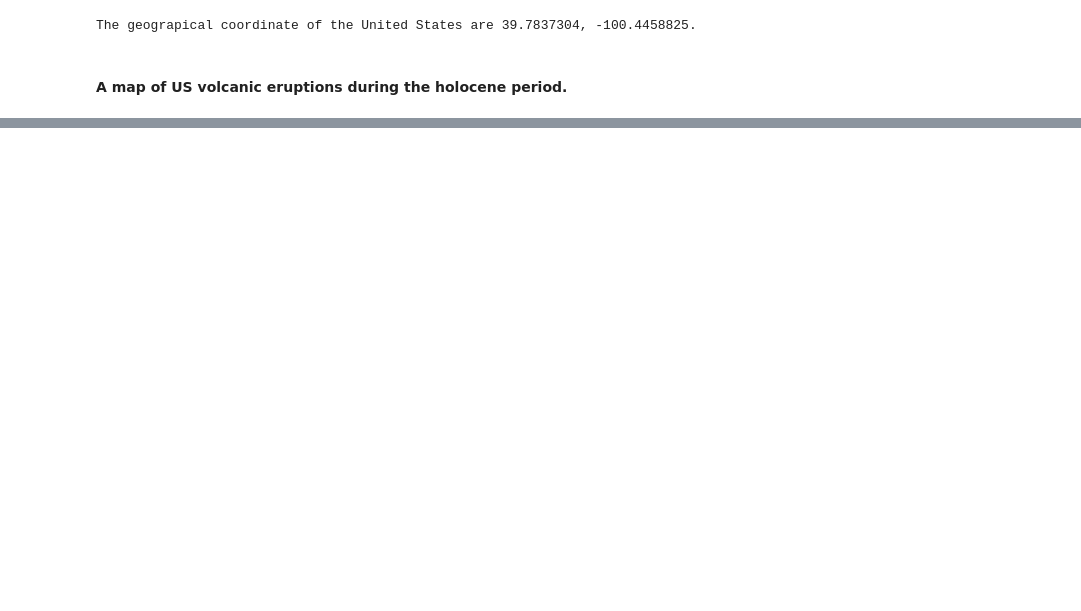
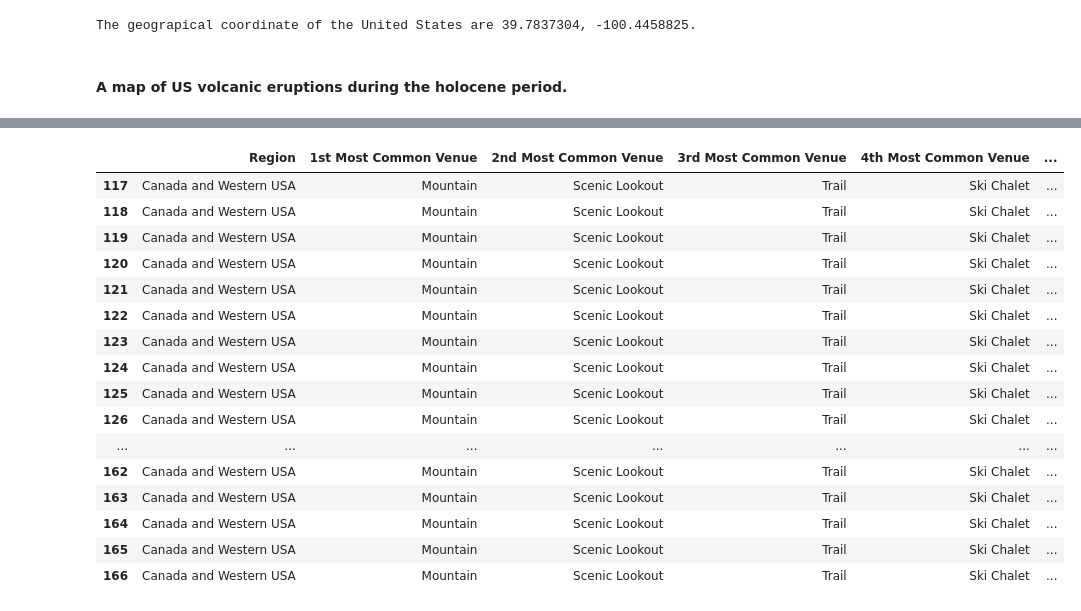
Before and after one commit to teraearlywine/volcanoes, a Jupyter notebook: data/Volcanoes and Farmers Markets.ipynb, the cells around one changed output, grey strips where cells are left out. Saved outputs shown, nothing was run; the diff lists cells and outputs as text; code cells hidden in the pictures; blank space fills up the shorter version.

```diff
--- a/data/Volcanoes and Farmers Markets.ipynb
+++ b/data/Volcanoes and Farmers Markets.ipynb
@@ -72,0 +244,12 @@ volcano_map
+# %%
+num_top_venues = 5
+
+for hood in eruption_grouped['Region']:
+    print("----"+hood+"----")
+    temp = eruption_grouped[eruption_grouped['Region'] == hood].T.reset_index()
+    temp.columns = ['venue','freq']
+    temp = temp.iloc[1:]
+    temp['freq'] = temp['freq'].astype(float)
+    temp = temp.round({'freq': 2})
+    print(temp.sort_values('freq', ascending=False).reset_index(drop=True).head(num_top_venues))
+    print('\n')
@@ -72,0 +273,6 @@ volcano_map
+# %%
+def return_most_common_venues(row, num_top_venues):
+    row_categories = row.iloc[1:]
+    row_categories_sorted = row_categories.sort_values(ascending=False)
+
+    return row_categories_sorted.index.values[0:num_top_venues]
@@ -72,0 +304,11 @@ volcano_map
+# %%
+# set number of clusters
+kclusters = 2
+
+eruption_grouped_clustering = eruption_grouped.drop('Region', 1)
+
+# run k-means clustering
+kmeans = KMeans(n_clusters=kclusters, random_state=0).fit(eruption_grouped_clustering)
+
+# check cluster labels generated for each row in the dataframe
+kmeans.labels_[0:10]
@@ -72,0 +317,10 @@ volcano_map
+# %%
+# add clustering labels
+eruption_venues_sorted.insert(0, 'Cluster Labels', kmeans.labels_)
+
+eruption_merged = eruption_location
+
+# merge toronto_grouped with toronto_data to add latitude/longitude for each neighborhood
+eruption_merged = eruption_merged.join(eruption_venues_sorted.set_index('Region'), on='Region')
+
+eruption_merged.tail() # check the last columns!
@@ -72,0 +360,22 @@ volcano_map
+# %%
+#Cluster 1
+eruption_merged.loc[eruption_merged['Cluster Labels'] == 0,
+                    eruption_merged.columns[[1] + list(range(5, eruption_merged.shape[1]))]]
+# %% [output]
+|  | Region | 1st Most Common Venue | 2nd Most Common Venue | 3rd Most Common Venue | 4th Most Common Venue | ... |
+| 117 | Canada and Western USA | Mountain | Scenic Lookout | Trail | Ski Chalet | ... |
+| 118 | Canada and Western USA | Mountain | Scenic Lookout | Trail | Ski Chalet | ... |
+| 119 | Canada and Western USA | Mountain | Scenic Lookout | Trail | Ski Chalet | ... |
+| 120 | Canada and Western USA | Mountain | Scenic Lookout | Trail | Ski Chalet | ... |
+| 121 | Canada and Western USA | Mountain | Scenic Lookout | Trail | Ski Chalet | ... |
+| 122 | Canada and Western USA | Mountain | Scenic Lookout | Trail | Ski Chalet | ... |
+| 123 | Canada and Western USA | Mountain | Scenic Lookout | Trail | Ski Chalet | ... |
+| 124 | Canada and Western USA | Mountain | Scenic Lookout | Trail | Ski Chalet | ... |
+| 125 | Canada and Western USA | Mountain | Scenic Lookout | Trail | Ski Chalet | ... |
+| 126 | Canada and Western USA | Mountain | Scenic Lookout | Trail | Ski Chalet | ... |
+| ... | ... | ... | ... | ... | ... | ... |
+| 162 | Canada and Western USA | Mountain | Scenic Lookout | Trail | Ski Chalet | ... |
+| 163 | Canada and Western USA | Mountain | Scenic Lookout | Trail | Ski Chalet | ... |
+| 164 | Canada and Western USA | Mountain | Scenic Lookout | Trail | Ski Chalet | ... |
+| 165 | Canada and Western USA | Mountain | Scenic Lookout | Trail | Ski Chalet | ... |
+| 166 | Canada and Western USA | Mountain | Scenic Lookout | Trail | Ski Chalet | ... |
```
Also changed, not shown: parts of 21 cells of this notebook.
